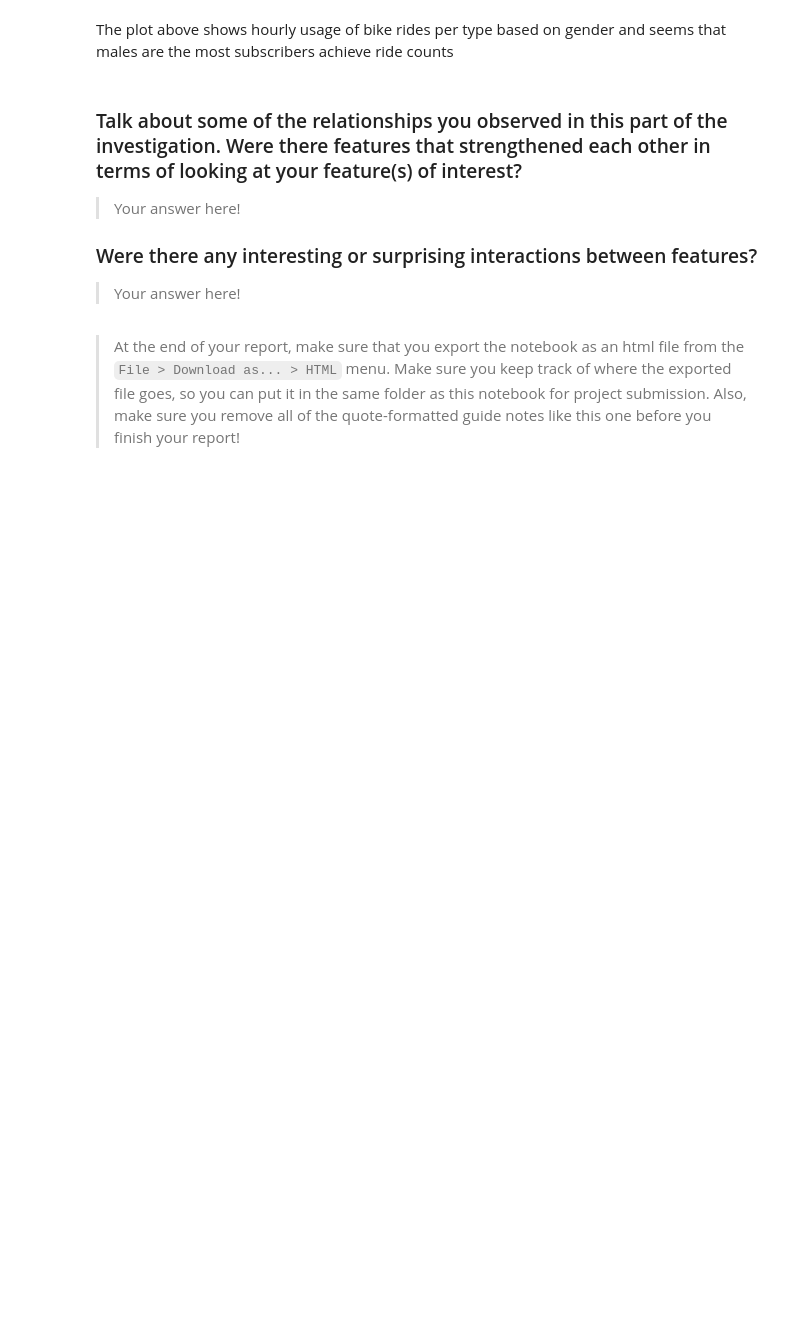
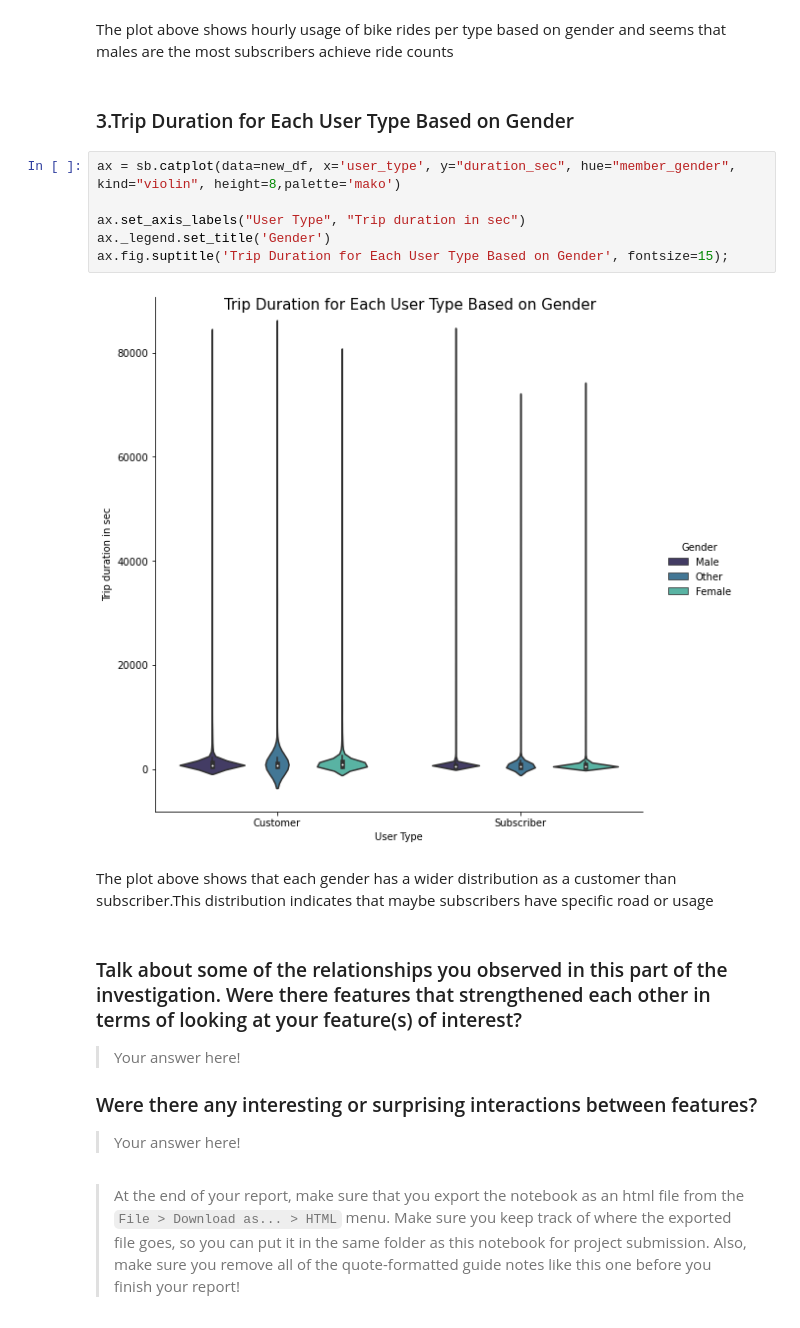
Before and after one commit to hagerElsehaimy/communicate-data-findings-FordGoBike, a Jupyter notebook: exploration.ipynb, the cells around one changed output. Cells and saved outputs as stored; diff of their text form; blank space fills up the shorter version.

```diff
--- a/exploration.ipynb
+++ b/exploration.ipynb
@@ -652,5 +652,17 @@ type_gender_usage.fig.suptitle('The hourly Usage of Bike Rides per User Type Bas
 # %% [markdown]
 The plot above shows hourly usage of bike rides per type based on gender and seems that males are the most subscribers achieve ride counts
+# %% [markdown]
+### 3.Trip Duration for Each User Type Based on Gender
+# %%
+ax = sb.catplot(data=new_df, x='user_type', y="duration_sec", hue="member_gender", kind="violin", height=8,palette='mako')
+
+ax.set_axis_labels("User Type", "Trip duration in sec")
+ax._legend.set_title('Gender')
+ax.fig.suptitle('Trip Duration for Each User Type Based on Gender', fontsize=15);
+# %% [output]
+[figure, added]
+# %% [markdown]
+The plot above shows that each gender has a wider distribution as a customer than subscriber.This distribution indicates that maybe subscribers have specific road or usage
 # %% [markdown]
 ### Talk about some of the relationships you observed in this part of the investigation. Were there features that strengthened each other in terms of looking at your feature(s) of interest?
 
```
Also changed, not shown: parts of 1 cell of this notebook.
